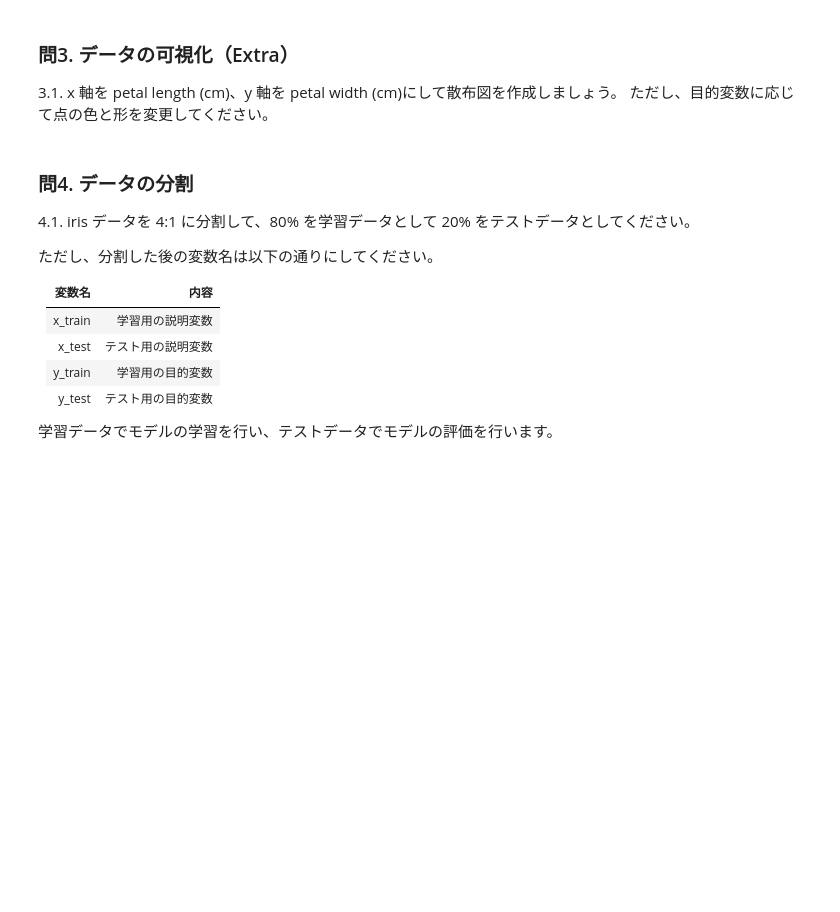
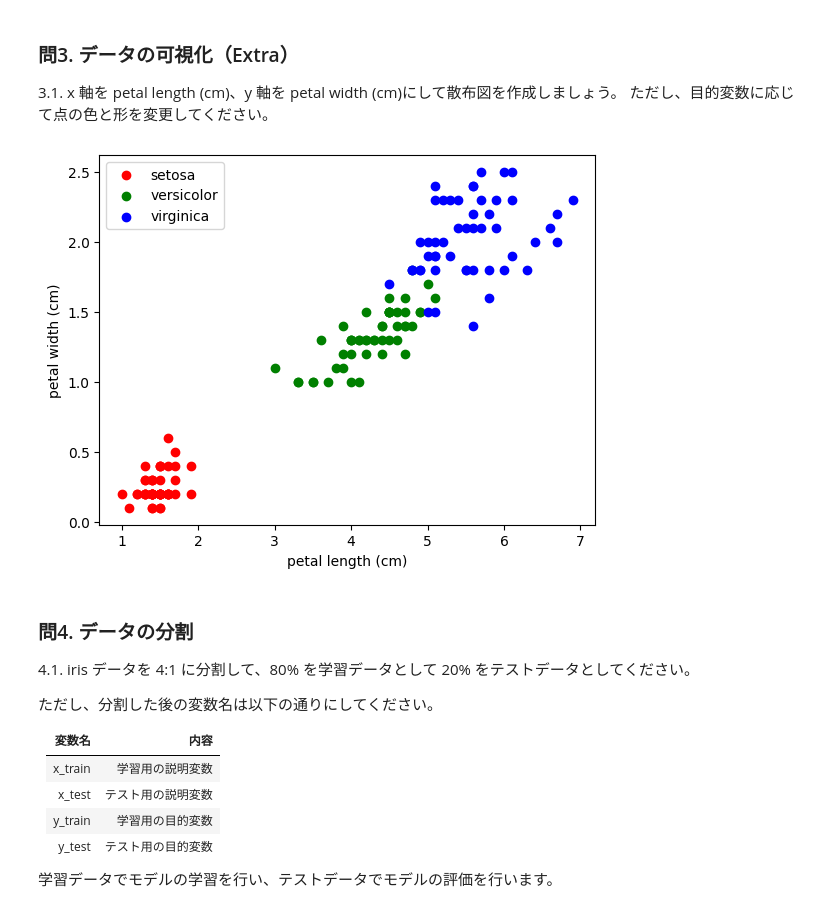
Before and after one commit to illarts/BasicPython, a Jupyter notebook: sklearn_quiz.ipynb, the cells around one changed output. Saved outputs shown, nothing was run; the diff lists cells and outputs as text; code cells hidden in the pictures; blank space fills up the shorter version.

```diff
--- a/sklearn_quiz.ipynb
+++ b/sklearn_quiz.ipynb
@@ -128,3 +104,27 @@ plt.legend(loc="upper left", fontsize=13)
+# %%
+import matplotlib.pyplot as plt
+
+# Irisデータセットの読み込み
+iris = load_iris()
+X = iris.data[:, 2:4]  # petal length (cm) と petal width (cm)
+y = iris.target
+
+# 目的変数に応じた色と形のリストを作成
+colors = ['red', 'green', 'blue']
+
+# 散布図をプロット
+for i in range(len(colors)):
+    plt.scatter(X[y == i, 0], X[y == i, 1], c=colors[i], label=iris.target_names[i])
+
+# 軸ラベルと凡例の追加
+plt.xlabel('petal length (cm)')
+plt.ylabel('petal width (cm)')
+plt.legend()
+
+# グラフを表示
+plt.show()
+# %% [output]
+[figure, added]
 # %% [markdown]
 ### 問4. データの分割
 
```
Also changed, not shown: parts of 2 cells of this notebook.
